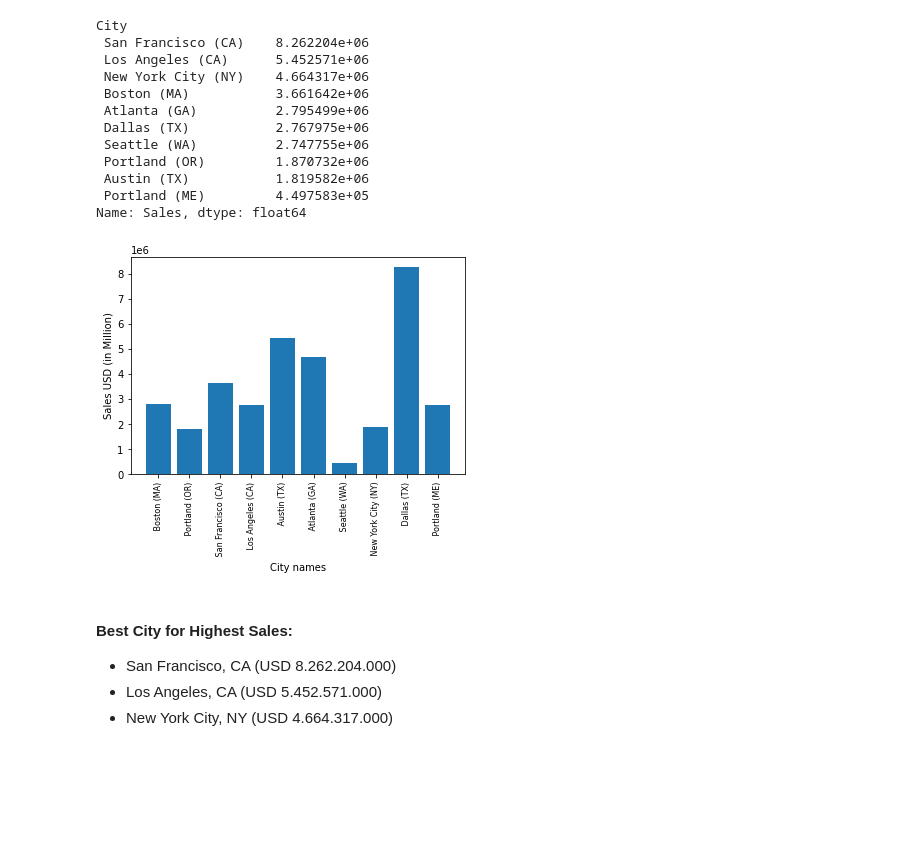
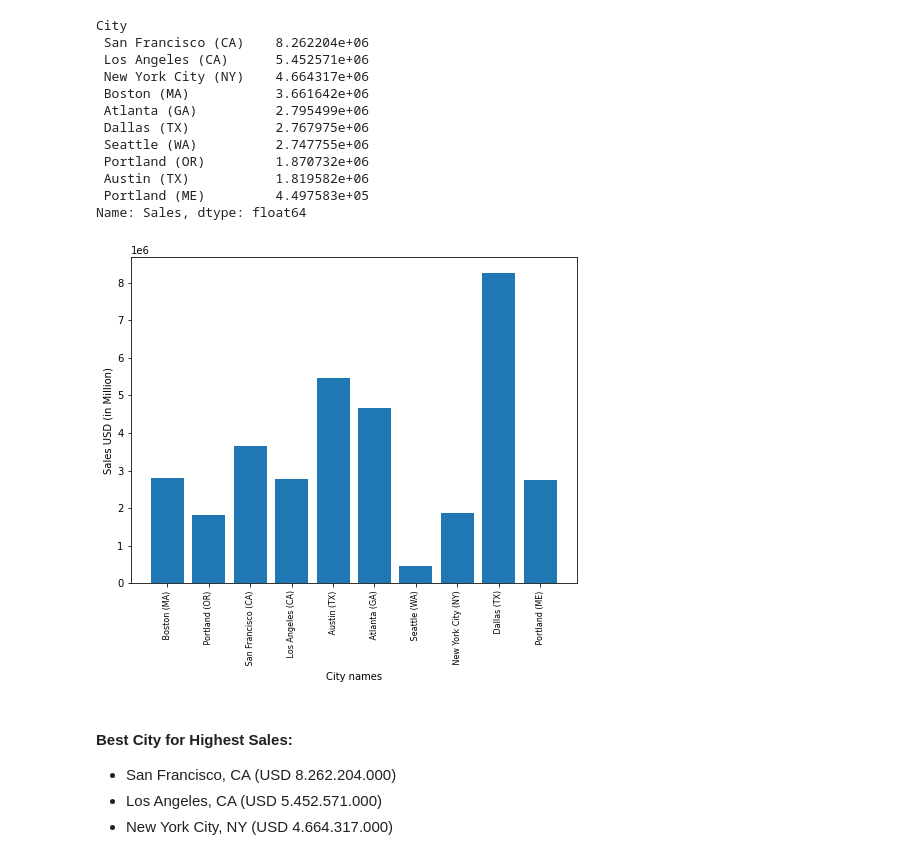
Before and after one commit to fajarslvn/data_analysis, a Jupyter notebook: sales gadget/Sales Analysis.ipynb, the cells around one changed output. Cells and saved outputs as stored; diff of their text form; code cells hidden in the pictures; blank space fills up the shorter version.

```diff
--- a/sales gadget/Sales Analysis.ipynb
+++ b/sales gadget/Sales Analysis.ipynb
@@ -199,13 +201,14 @@ Name: Sales, dtype: float64
 # %%
 cities = df['City'].unique()
 
+plt.figure(figsize=(8,6))
 plt.bar(cities, result_city_sales)
 plt.xticks(cities, rotation='vertical', size=8)
 plt.xlabel('City names')
 plt.ylabel('Sales USD (in Million)')
 plt.show()
 # %% [output]
-[figure, old version]
+[figure, new version]
 # %% [markdown]
 #### Best City for Highest Sales:
 * San Francisco, CA (USD 8.262.204.000)
```
Also changed, not shown: parts of 4 cells of this notebook, 1 other file.
